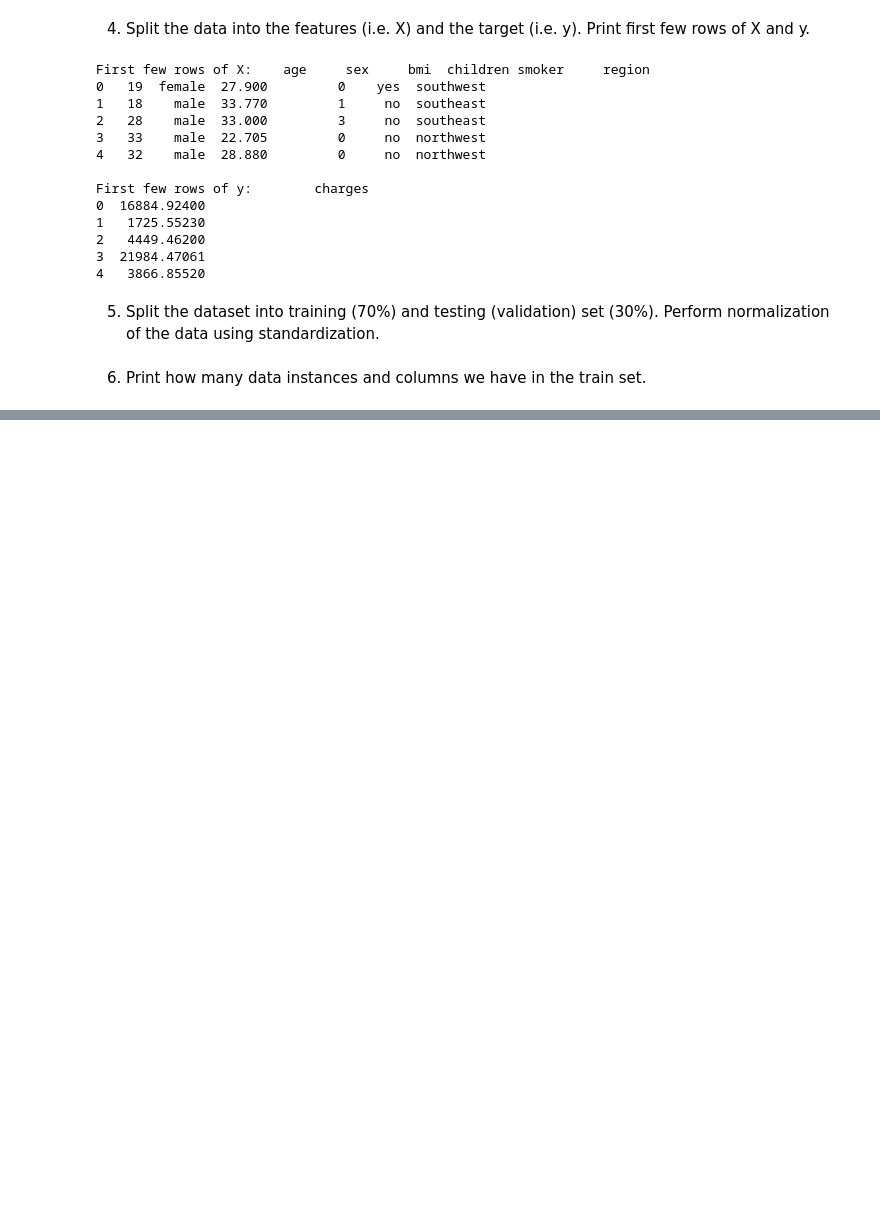
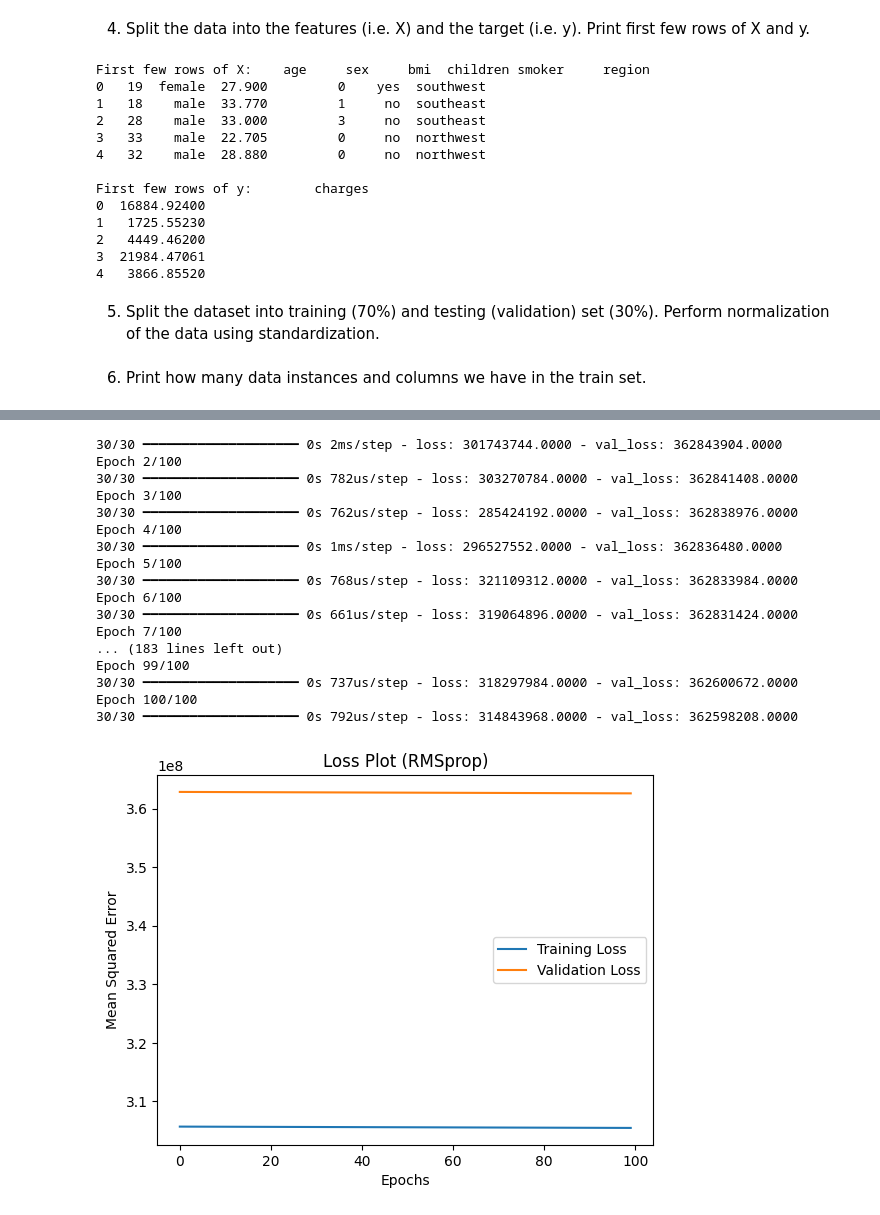
Before and after one commit to YaroslawBagriy/SEIS-764-Artificial-Intelligence-Assignment-1, a Jupyter notebook: Assign1.ipynb, the cells around one changed output, grey strips where cells are left out. Saved outputs shown, nothing was run; the diff lists cells and outputs as text; code cells hidden in the pictures; blank space fills up the shorter version.

```diff
--- a/Assign1.ipynb
+++ b/Assign1.ipynb
@@ -100,0 +199,17 @@ print("Number of columns in X_train:", X_train_scaled.shape[1])
+# %%
+model_rmsprop = Sequential([
+    Dense(1, input_dim=X_train.shape[1], activation='linear')
+])
+
+model_rmsprop.compile(optimizer=RMSprop(), loss='mean_squared_error')
+
+r_rmsprop = model_rmsprop.fit(X_train, y_train, validation_data=(X_test, y_test), epochs=100)
+
+plt.plot(r_rmsprop.history['loss'], label='Training Loss')
+plt.plot(r_rmsprop.history['val_loss'], label='Validation Loss')
+plt.title("Loss Plot (RMSprop)")
+plt.xlabel("Epochs")
+plt.ylabel("Mean Squared Error")
+plt.legend()
+plt.show()
+# %% [output]
@@ -100,0 +218,18 @@ print("Number of columns in X_train:", X_train_scaled.shape[1])
+30/30 ━━━━━━━━━━━━━━━━━━━━ 0s 2ms/step - loss: 301743744.0000 - val_loss: 362843904.0000
+Epoch 2/100
+30/30 ━━━━━━━━━━━━━━━━━━━━ 0s 782us/step - loss: 303270784.0000 - val_loss: 362841408.0000
+Epoch 3/100
+30/30 ━━━━━━━━━━━━━━━━━━━━ 0s 762us/step - loss: 285424192.0000 - val_loss: 362838976.0000
+Epoch 4/100
+30/30 ━━━━━━━━━━━━━━━━━━━━ 0s 1ms/step - loss: 296527552.0000 - val_loss: 362836480.0000
+Epoch 5/100
+30/30 ━━━━━━━━━━━━━━━━━━━━ 0s 768us/step - loss: 321109312.0000 - val_loss: 362833984.0000
+Epoch 6/100
+30/30 ━━━━━━━━━━━━━━━━━━━━ 0s 661us/step - loss: 319064896.0000 - val_loss: 362831424.0000
+Epoch 7/100
+... (183 lines left out)
+Epoch 99/100
+30/30 ━━━━━━━━━━━━━━━━━━━━ 0s 737us/step - loss: 318297984.0000 - val_loss: 362600672.0000
+Epoch 100/100
+30/30 ━━━━━━━━━━━━━━━━━━━━ 0s 792us/step - loss: 314843968.0000 - val_loss: 362598208.0000
+[figure, added]
```
Also changed, not shown: parts of 7 cells of this notebook.
